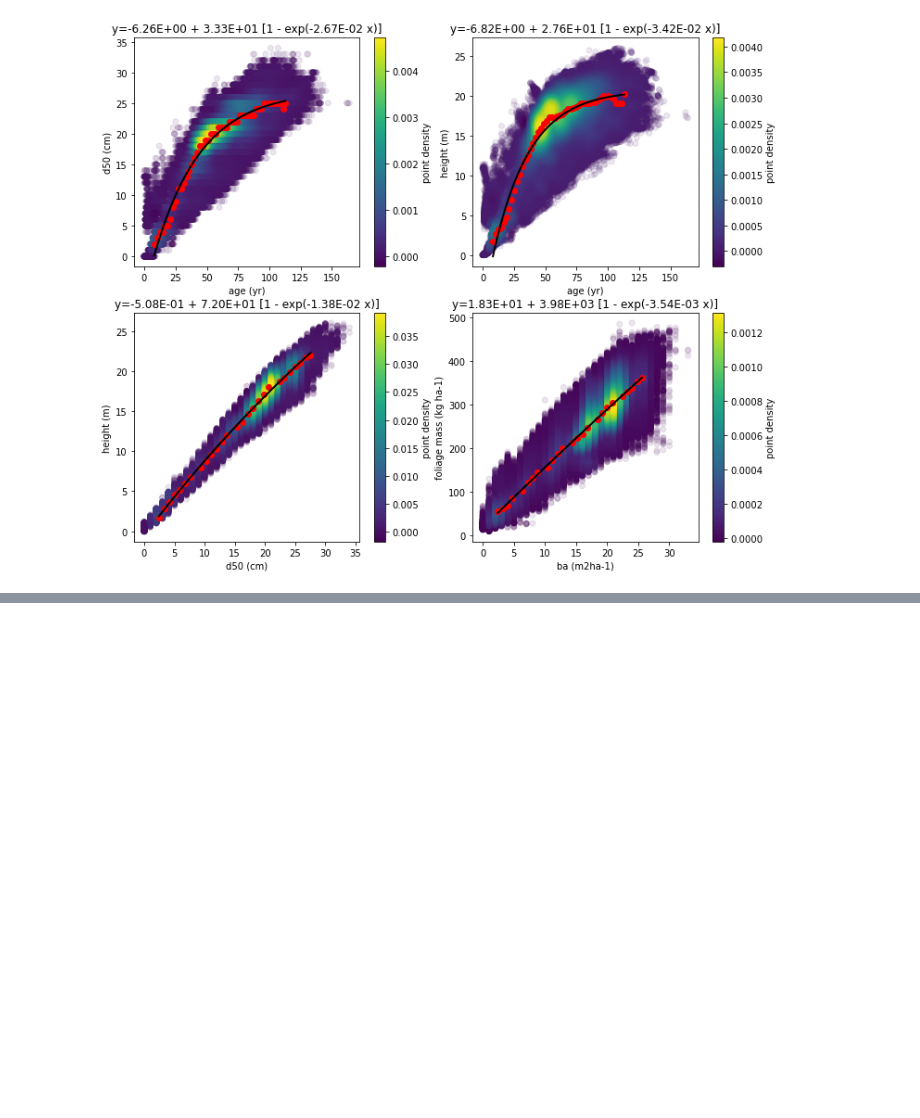
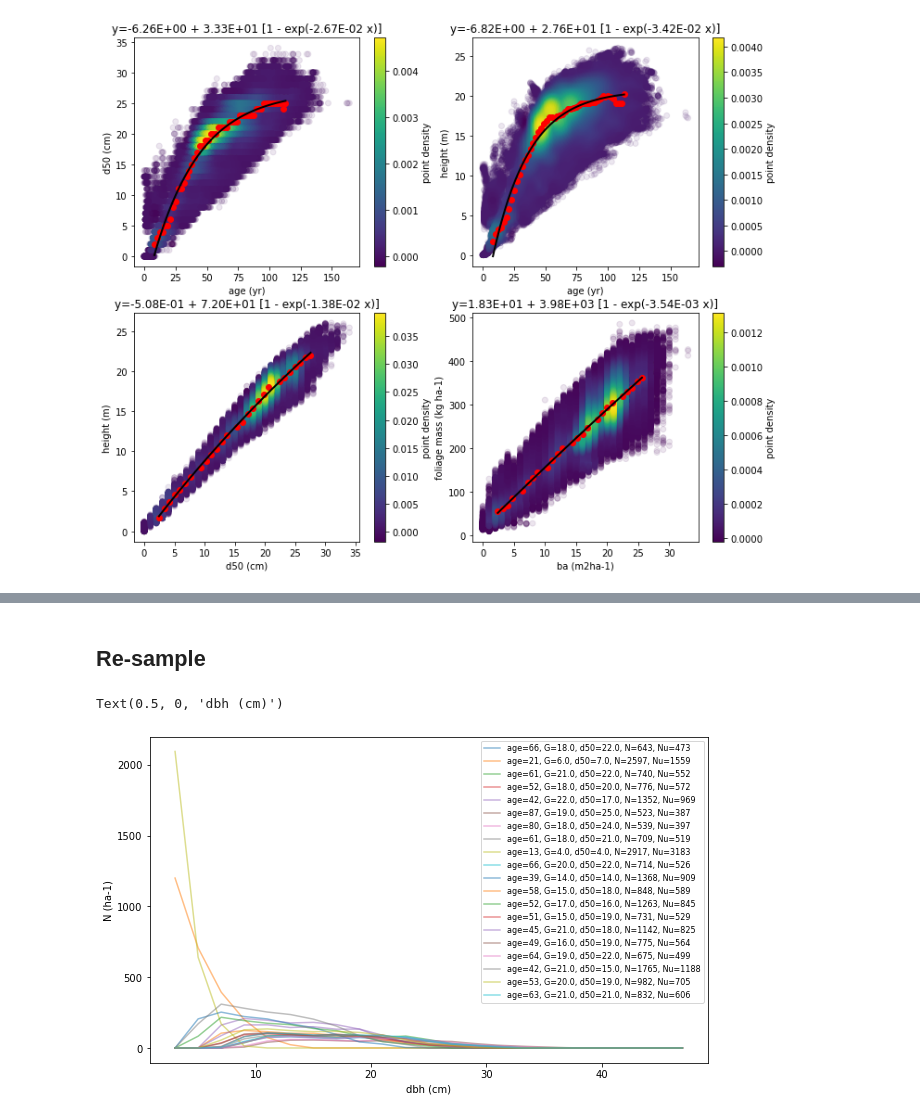
Before and after one commit to slauniainen/FireRisks, a Jupyter notebook: massage_nfi.ipynb, the cells around one changed output, grey strips where cells are left out. Drawn from its saved outputs; the diff is of its cells as text; code cells hidden in the pictures; blank space fills up the shorter version.

```diff
--- a/massage_nfi.ipynb
+++ b/massage_nfi.ipynb
@@ -304,0 +388,19 @@ Text(0.5, 0, 'dbh (cm)')
+# %% [markdown]
+## Re-sample
+# %%
+cnts = 20
+ix = np.random.randint(0, len(N), size=cnts)
+
+fig4, ax = plt.subplots()
+fig4.set_size_inches(10,6)
+
+for j in ix:
+    ax.plot(d, n[:,j], '-', alpha=0.5,
+            label='age=%d, G=%.1f, d50=%.1f, N=%d, Nu=%d' % ( age[j], G[j], d50[j], N[j], Nu[j]))
+
+ax.legend(fontsize=8)
+ax.set_ylabel('N (ha-1)')
+ax.set_xlabel('dbh (cm)')
+# %% [output]
+Text(0.5, 0, 'dbh (cm)')
+[figure, added]
```
Also changed, not shown: parts of 11 cells of this notebook, 4 other files.
